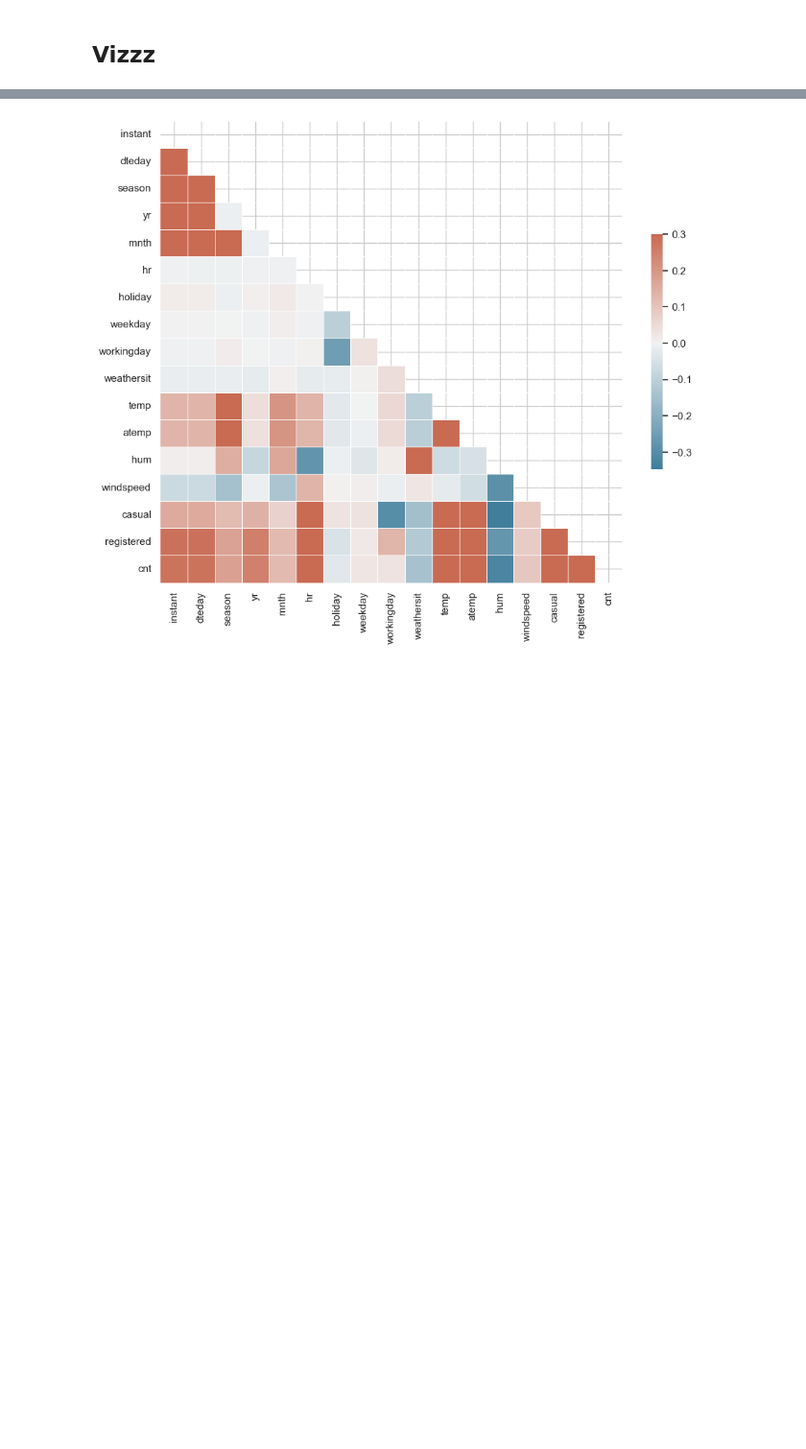
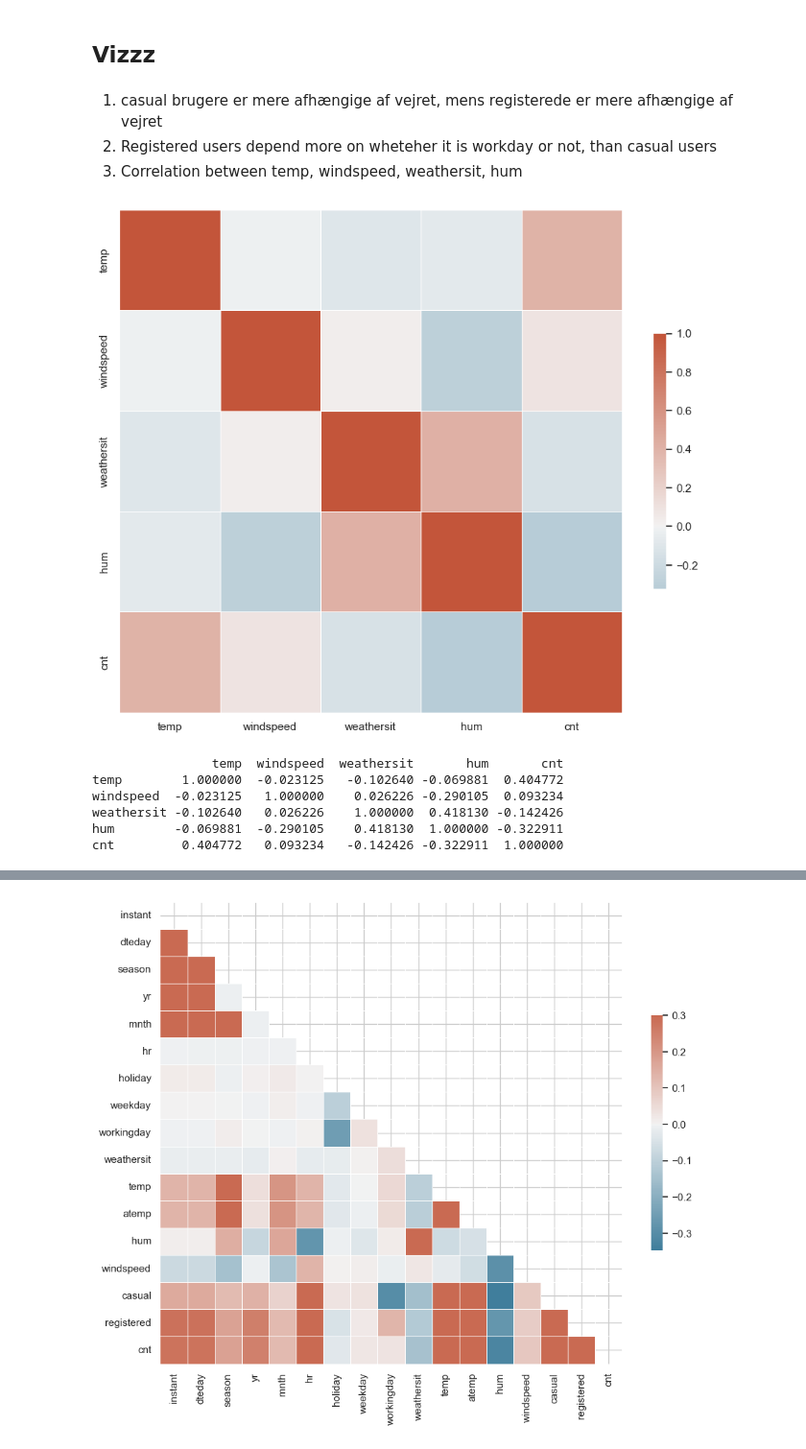
Before and after one commit to jorgenhw/DataSci-AU-24, a Jupyter notebook: nbs/class_01_JHW.ipynb, the cells around one changed output, grey strips where cells are left out. Shown: that part at 96% size. Saved outputs shown, nothing was run; the diff lists cells and outputs as text; code cells hidden in the pictures; blank space fills up the shorter version.

```diff
--- a/nbs/class_01_JHW.ipynb
+++ b/nbs/class_01_JHW.ipynb
@@ -98,6 +98,46 @@ bike_day = pd.read_csv(path3) # bike sharing counts aggregated on daily basis. R
 - cnt: count of total rental bikes including both casual and registered
 # %% [markdown]
 ## Vizzz
+# %% [markdown]
+1. casual brugere er mere afhængige af vejret, mens registerede er mere afhængige af vejret
+2. Registered users depend more on wheteher it is workday or not, than casual users
+3. Correlation between temp, windspeed, weathersit, hum
+# %%
+import pandas as pd
+import seaborn as sns
+import matplotlib.pyplot as plt
+import numpy as np
+
+# subsetting the variables I'm interested in
+bike_hour_corr = bike_hour[['temp', 'windspeed', 'weathersit', 'hum', 'cnt']]
+bike_hour_corr
+
+# Calculate correlation matrix
+corr = bike_hour_corr.corr()
+
+# Set up the matplotlib figure
+f, ax = plt.subplots(figsize=(11, 9))
+
+# Generate a custom diverging colormap
+cmap = sns.diverging_palette(230, 20, as_cmap=True)
+
+# Draw the heatmap with the mask and correct aspect ratio
+sns.heatmap(corr, cmap=cmap, vmax=1, center=0,
+            square=True, linewidths=.5, cbar_kws={"shrink": .5})
+
+# Show the plot
+plt.show()
+
+# Print the correlation matrix
+print(corr)
+# %% [output]
+[figure, added]
+                temp  windspeed  weathersit       hum       cnt
+temp        1.000000  -0.023125   -0.102640 -0.069881  0.404772
+windspeed  -0.023125   1.000000    0.026226 -0.290105  0.093234
+weathersit -0.102640   0.026226    1.000000  0.418130 -0.142426
+hum        -0.069881  -0.290105    0.418130  1.000000 -0.322911
+cnt         0.404772   0.093234   -0.142426 -0.322911  1.000000
 # %%
 print(bike_hour.head(5))
 
```
Also changed, not shown: parts of 3 cells of this notebook, 1 other file.
